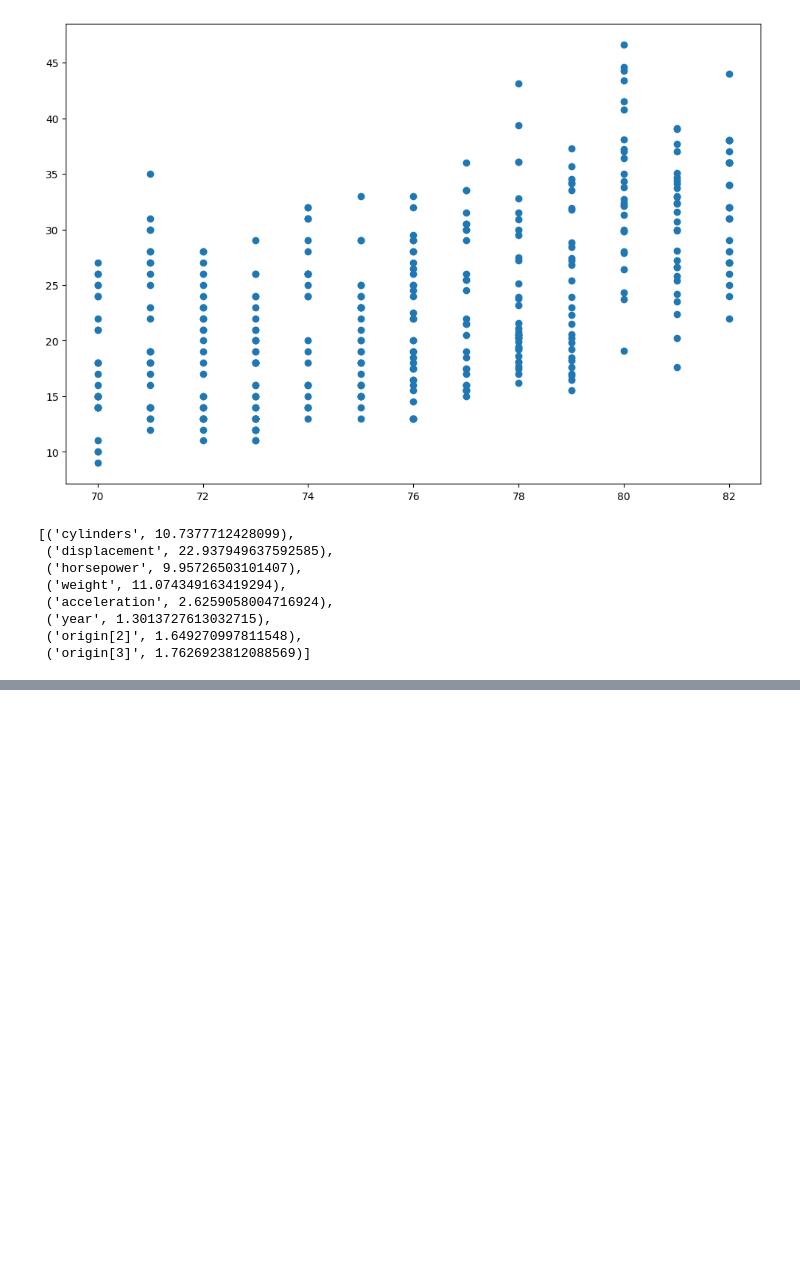
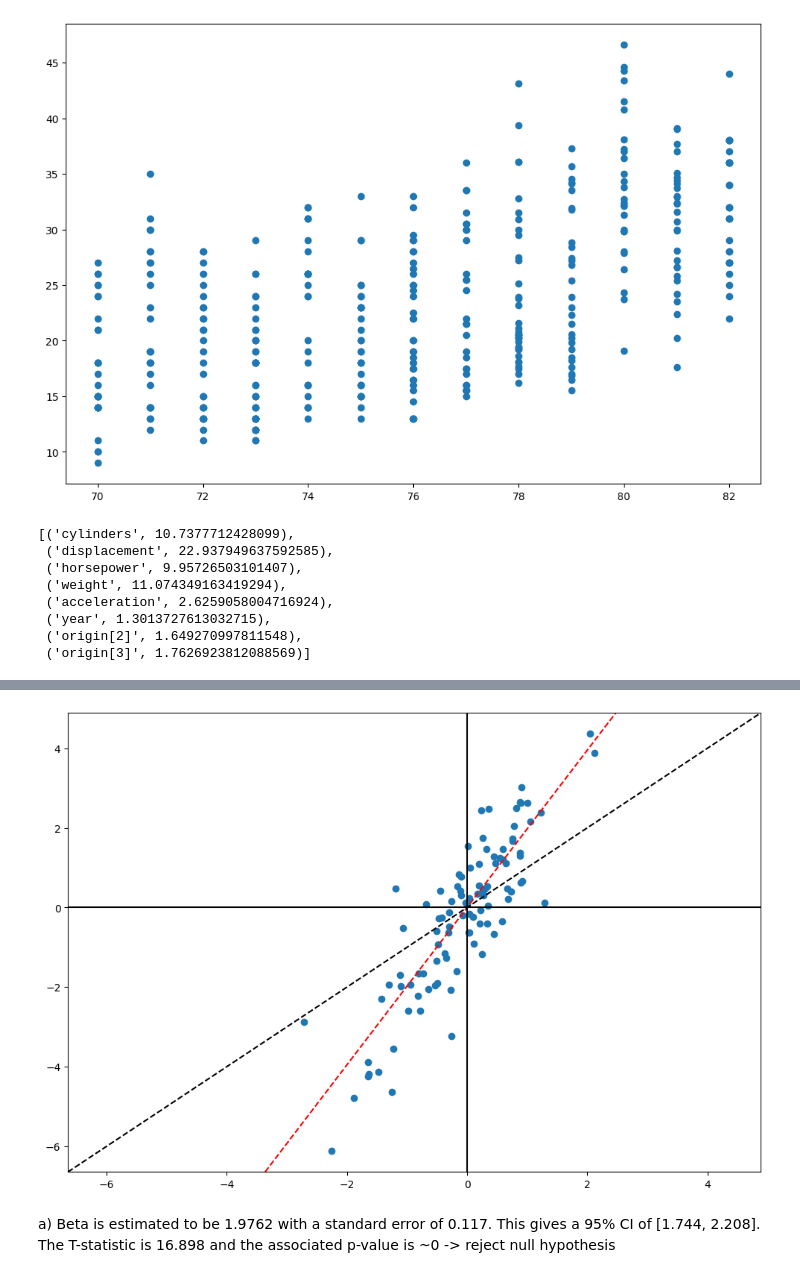
Before and after one commit to uggi121/ISLP_labs_applied, a Jupyter notebook: exercises_applied/Ch3.ipynb, the cells around one changed output, grey strips where cells are left out. Drawn from its saved outputs; the diff is of its cells as text; code cells hidden in the pictures; blank space fills up the shorter version.

```diff
--- a/exercises_applied/Ch3.ipynb
+++ b/exercises_applied/Ch3.ipynb
@@ -595,0 +740,4 @@ vifs
+# %%
+model = sm.OLS(y, x)
+results = model.fit()
+results.summary()
@@ -595,0 +764,21 @@ vifs
+# %%
+fig, ax = plt.subplots(1, 1, figsize=(12,8))
+ax.scatter(x=x, y=y)
+ax.axline((0, 0), slope=results.params[0], color='red', ls='--')
+
+x_min, x_max = ax.get_xlim()
+y_min, y_max = ax.get_ylim()
+
+min_ = min(x_min, y_min)
+max_ = max(x_max, y_max)
+
+ax.set_xlim(min_, max_)
+ax.set_ylim(min_, max_)
+
+ax.axhline(0, color='black')
+ax.axvline(0, color='black')
+ax.axline((0, 0), slope=1, color='black', ls='--');
+# %% [output]
+[figure, added]
+# %% [markdown]
+a) Beta is estimated to be 1.9762 with a standard error of 0.117. This gives a 95% CI of [1.744, 2.208]. The T-statistic is 16.898 and the associated p-value is ~0 -> reject null hypothesis
```
Also changed, not shown: parts of 21 cells of this notebook.
